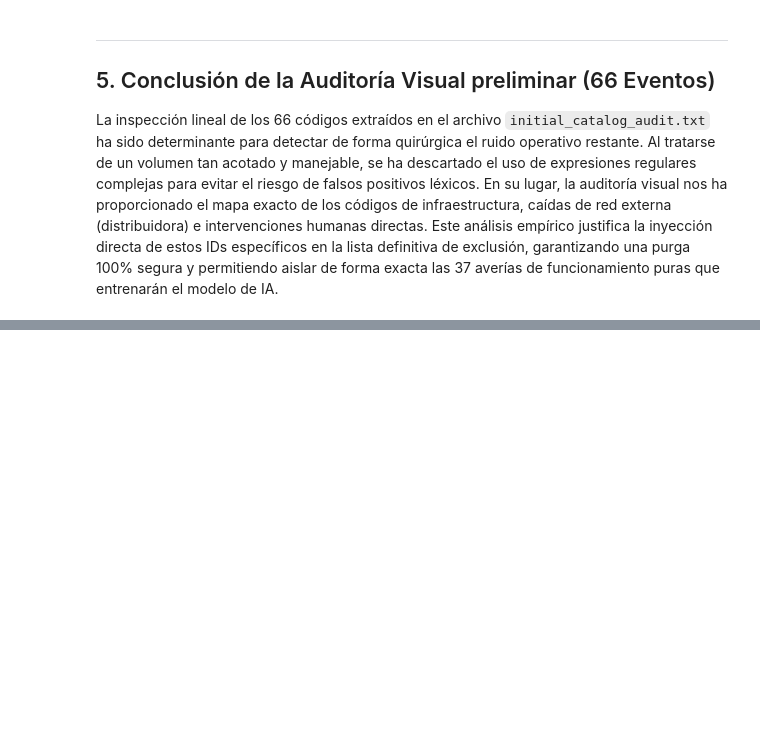
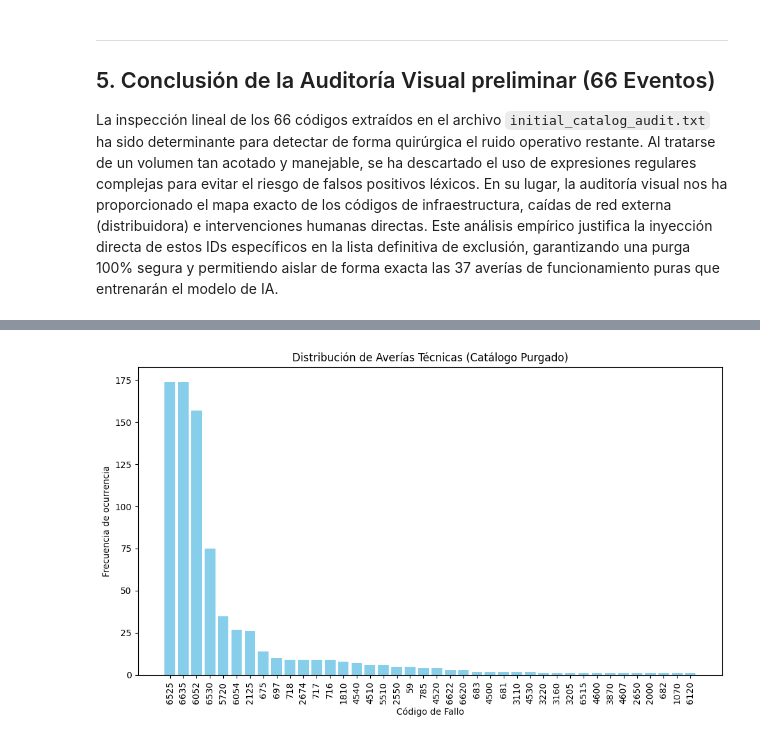
Before and after one commit to aitor-industrial-data/ai-driven-cross-generator-transfer-learning, a Jupyter notebook: notebooks/01_eda_fuentes_y_casuistica.ipynb, the cells around one changed output, grey strips where cells are left out. Cells and saved outputs as stored; diff of their text form; code cells hidden in the pictures; blank space fills up the shorter version.

```diff
--- a/notebooks/01_eda_fuentes_y_casuistica.ipynb
+++ b/notebooks/01_eda_fuentes_y_casuistica.ipynb
@@ -357,0 +413,19 @@ print(f"✅ ¡Archivo '{final_audit_file_path}' generado on éxito!")
+# %%
+import matplotlib.pyplot as plt
+import pandas as pd
+
+# Convertimos a Pandas solo para graficar (es pequeño)
+df_plot = catalogo_final.toPandas()
+# Aquí podrías calcular también el total de descartados vs. mantenidos usando el dataframe original
+# para mostrar la "reducción de ruido"
+
+plt.figure(figsize=(10, 6))
+plt.bar(df_plot['Code'].astype(str), df_plot['count'], color='skyblue')
+plt.title('Distribución de Averías Técnicas (Catálogo Purgado)')
+plt.xlabel('Código de Fallo')
+plt.ylabel('Frecuencia de ocurrencia')
+plt.xticks(rotation=90)
+plt.tight_layout()
+plt.show()
+# %% [output]
+[figure, added]
```
Also changed, not shown: parts of 5 cells of this notebook, 2 other files.
